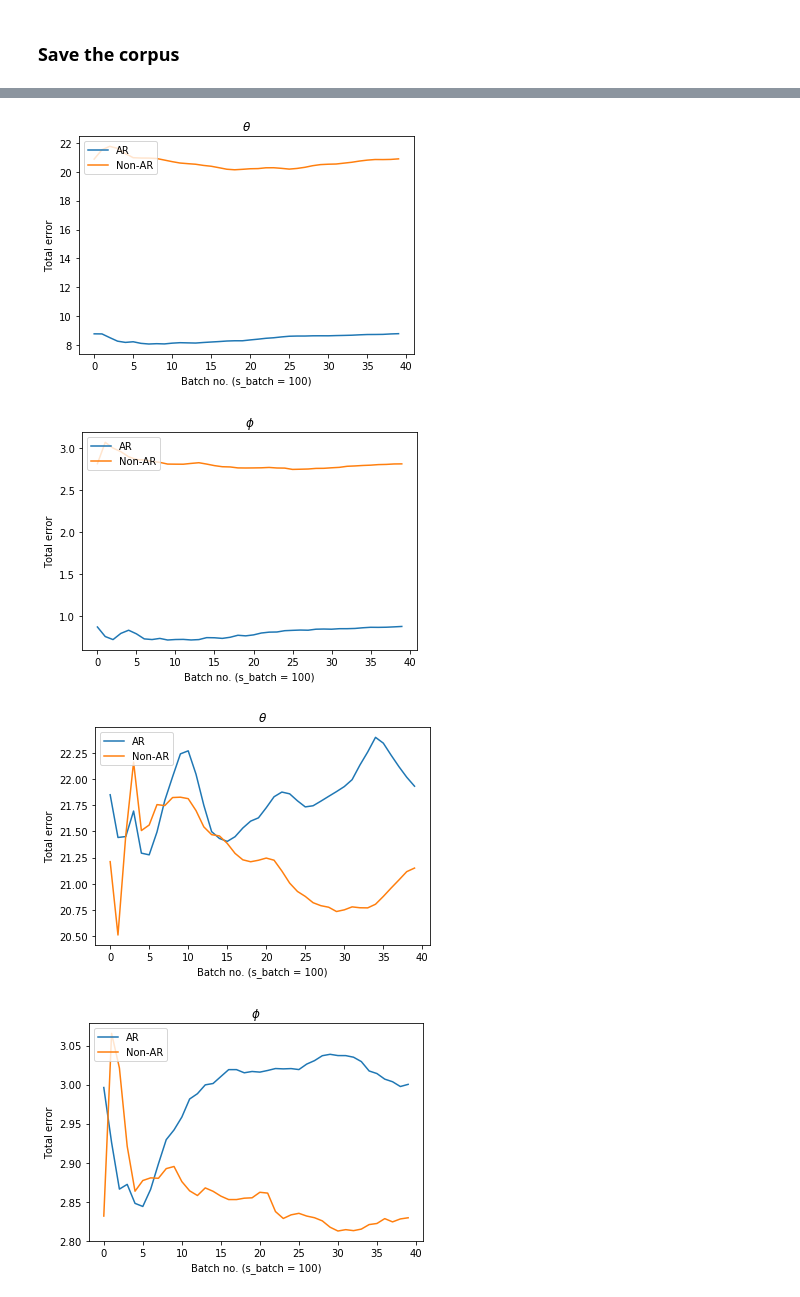
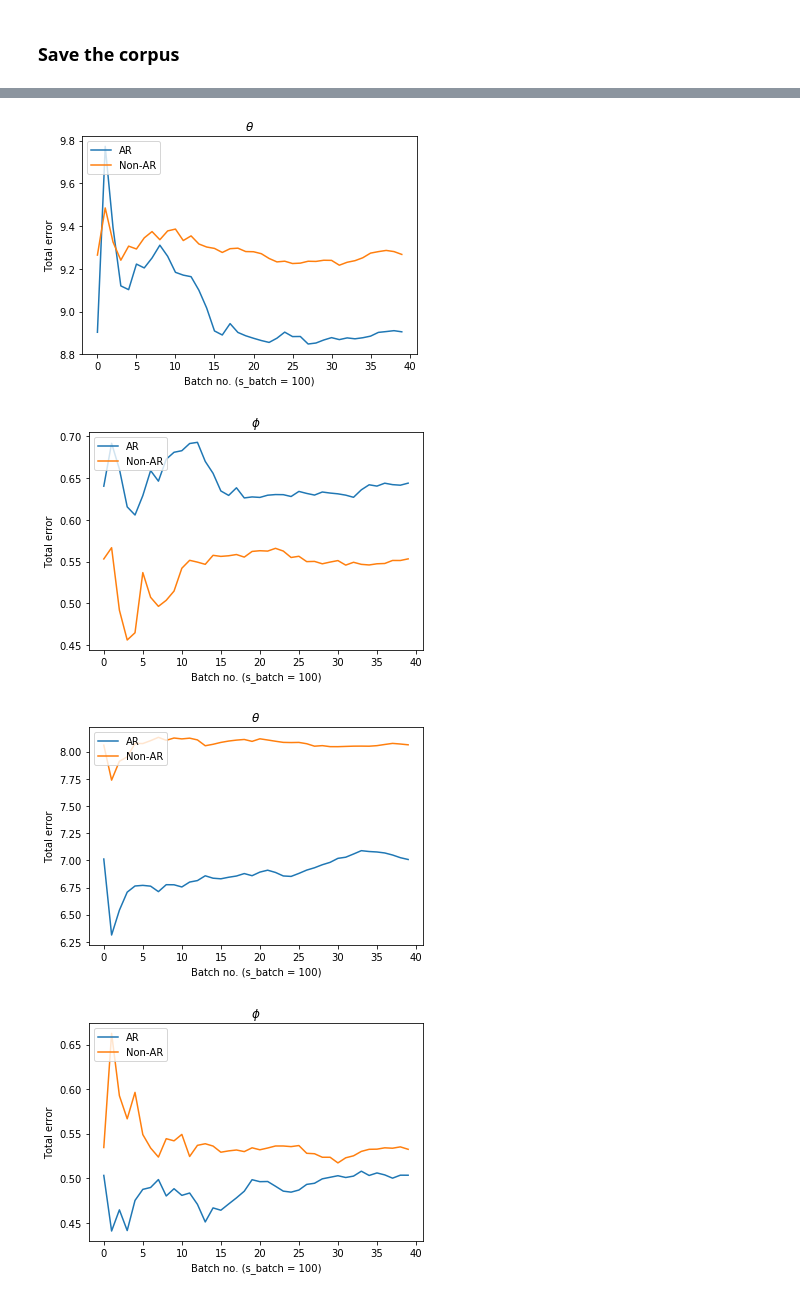
Before and after one commit to perdaug/ssmsi, a Jupyter notebook: notebooks/experiments/train_synthethic-corpus.ipynb, the cells around one changed output, grey strips where cells are left out. Cells and saved outputs as stored; diff of their text form; code cells hidden in the pictures.

```diff
--- a/notebooks/experiments/train_synthethic-corpus.ipynb
+++ b/notebooks/experiments/train_synthethic-corpus.ipynb
@@ -229,7 +224,7 @@ The autoreload extension is already loaded. To reload it, use:
 name_corpus = 'exp-4'
 name_corpus += "_topic-nonol"
 name_corpus += "_terms-ol"
-name_corpus += "_error-nonol"
+name_corpus += "_error-ol"
 K = 3
 T = 50
 xi = 100
@@ -248,11 +243,11 @@ alpha_init = None
 
 beta_init[0, :] = [0.5, 0.5, 0, 0, 0, 0, 0, 0, 0, 0]
 beta_init[1, :] = [0, 0.5, 0.5, 0, 0, 0, 0, 0, 0, 0]
-beta_init[2, :] = [0, 0, 0, 0, 0, 0.2, 0.2, 0.2, 0.2, 0.2]
+beta_init[2, :] = [0.1, 0.1, 0.1, 0.1, 0.1, 0.1, 0.1, 0.1, 0.1, 0.1]
 # %% [markdown]
 ### Generate the corpus and initialise the helpers
 # %%
-no_corpus = 10
+no_corpus = 11
 PATH_OUT_PLOTS = PATH_HOME + 'data/models/{}/plots/'.format(name_corpus)
 PATH_OUT_MODEL = PATH_HOME + 'data/models/{}/prefit-models/'.format(name_corpus)
 PATH_OUT_PERF = PATH_HOME + 'data/models/{}/performance/'.format(name_corpus)
@@ -293,19 +290,19 @@ vocab = processor_corpus.vocab
 # %%
 name_corpus = 'exp-4'
-name_corpus += "_topic-ol"
+name_corpus += "_topic-nonol"
 name_corpus += "_terms-ol"
 name_corpus += "_error-ol"
 K = 3
-T = 20
+T = 50
 xi = 100
-size_instance = int(T/3)
+size_instance = int(T/2)
 
 alpha_init = np.zeros((T, K))
 beta_init = np.zeros((K, V))
 linspace_pi = np.linspace(0, np.pi, num=size_instance)
 
 alpha_init[0:size_instance, 0] = np.sin(linspace_pi)
-alpha_init[3:size_instance + 3, 1] = np.sin(linspace_pi)
+alpha_init[size_instance:2*size_instance, 1] = np.sin(linspace_pi)
 alpha_init[:, 2] = np.linspace(10**-1, 10**-1, num=T)
 
 theta_init = alpha_init / alpha_init.sum(1)[:, None]
@@ -317,6 +314,9 @@ beta_init[2, :] = [0.1, 0.1, 0.1, 0.1, 0.1, 0.1, 0.1, 0.1, 0.1, 0.1]
 
 
 for i in range(1, 10):
+    print('#######')
+    print(i)
+    print('#######')
     no_corpus = i
     PATH_OUT_PLOTS = PATH_HOME + 'data/models/{}/plots/'.format(name_corpus)
     PATH_OUT_MODEL = PATH_HOME + 'data/models/{}/prefit-models/'.format(name_corpus)
@@ -446,4 +446,4 @@ DTM_Alpha has finished.
-[figure, old version]
+[figure, new version]
-[figure, old version]
+[figure, new version]
-[figure, old version]
+[figure, new version]
-[figure, old version]
+[figure, new version]
```
Also changed, not shown: parts of 22 cells of this notebook, 22 other files.
